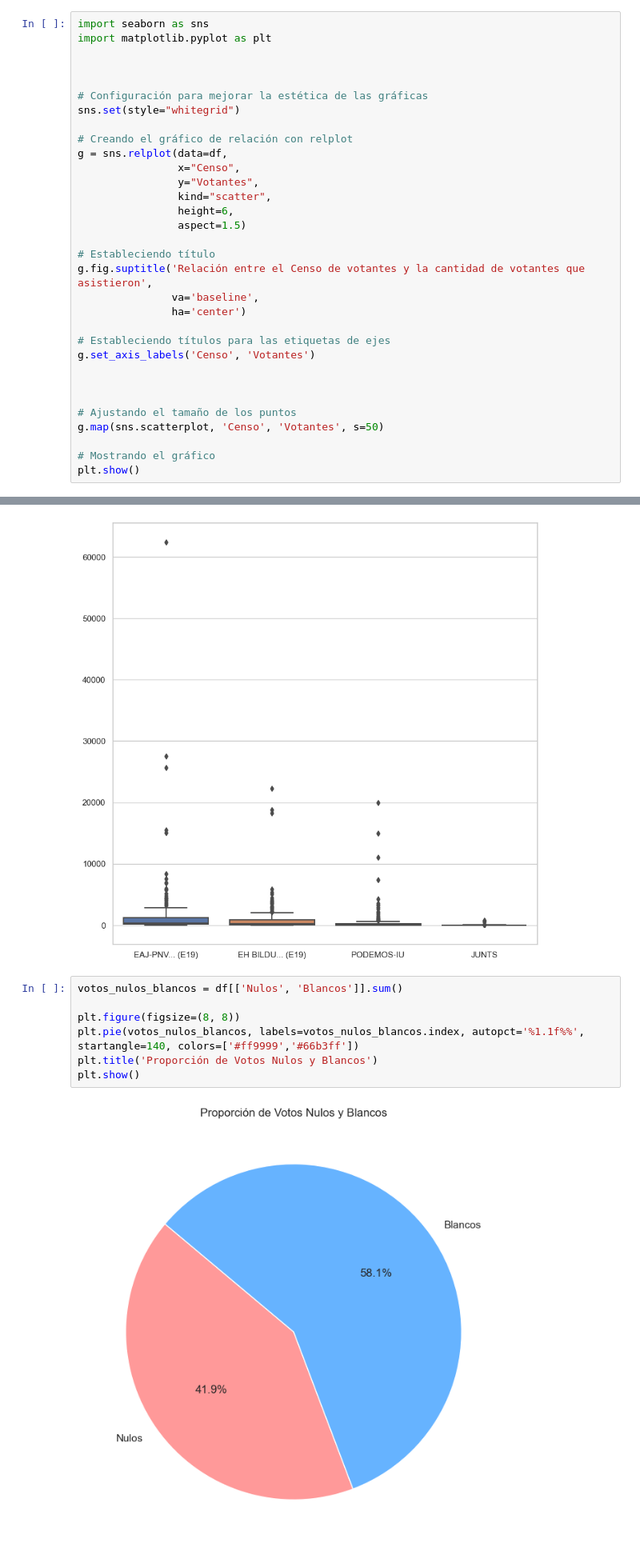
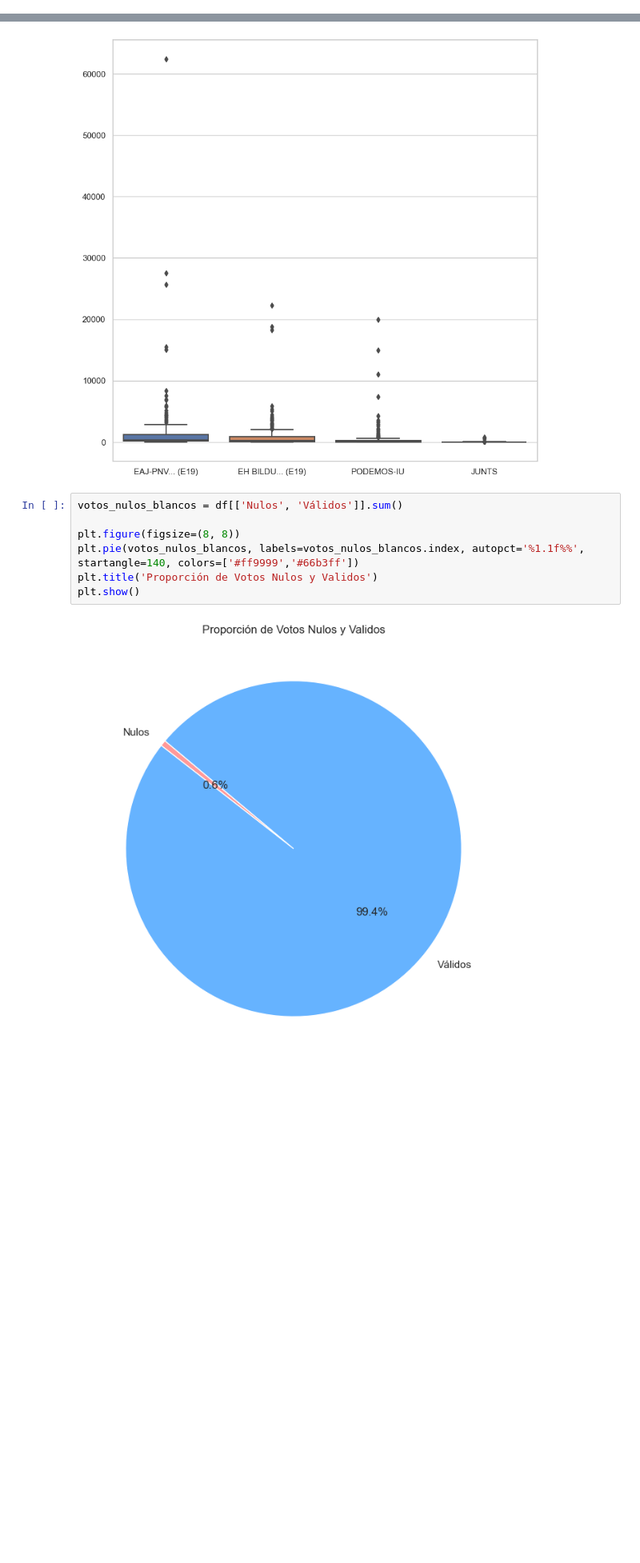
Before and after one commit to diegogerwig/TheBridge_Proyecto_DataAnalysis, a Jupyter notebook: 2_Data_Scientist/analisis.ipynb, the cells around one changed output, grey strips where cells are left out. Shown at 80% size. Saved outputs shown, nothing was run; the diff lists cells and outputs as text; blank space fills up the shorter version.

```diff
--- a/2_Data_Scientist/analisis.ipynb
+++ b/2_Data_Scientist/analisis.ipynb
@@ -205,34 +206,2 @@ df.describe()
 # %% [markdown]
 # RELACION DEL CENSO DE VOTANTES Y CANTIDAD DE PERSONAS QUE ASISTIERON
-# %%
-import seaborn as sns
-import matplotlib.pyplot as plt
-
-
-
-# Configuración para mejorar la estética de las gráficas
-sns.set(style="whitegrid")
-
-# Creando el gráfico de relación con relplot
-g = sns.relplot(data=df,
-                x="Censo",
-                y="Votantes",
-                kind="scatter",
-                height=6,
-                aspect=1.5)
-
-# Estableciendo título
-g.fig.suptitle('Relación entre el Censo de votantes y la cantidad de votantes que asistieron',
-               va='baseline',
-               ha='center')
-
-# Estableciendo títulos para las etiquetas de ejes
-g.set_axis_labels('Censo', 'Votantes')
-
-
-
-# Ajustando el tamaño de los puntos
-g.map(sns.scatterplot, 'Censo', 'Votantes', s=50)
-
-# Mostrando el gráfico
-plt.show()
@@ -354,11 +325,11 @@ sns.boxplot(data=df2[df2.columns.values[15:20]])
 <Axes: >
 [figure]
 # %%
-votos_nulos_blancos = df[['Nulos', 'Blancos']].sum()
+votos_nulos_blancos = df[['Nulos', 'Válidos']].sum()
 
 plt.figure(figsize=(8, 8))
 plt.pie(votos_nulos_blancos, labels=votos_nulos_blancos.index, autopct='%1.1f%%', startangle=140, colors=['#ff9999','#66b3ff'])
-plt.title('Proporción de Votos Nulos y Blancos')
+plt.title('Proporción de Votos Nulos y Validos')
 plt.show()
 # %% [output]
-[figure, old version]
+[figure, new version]
```
Also changed, not shown: parts of 11 cells of this notebook.
